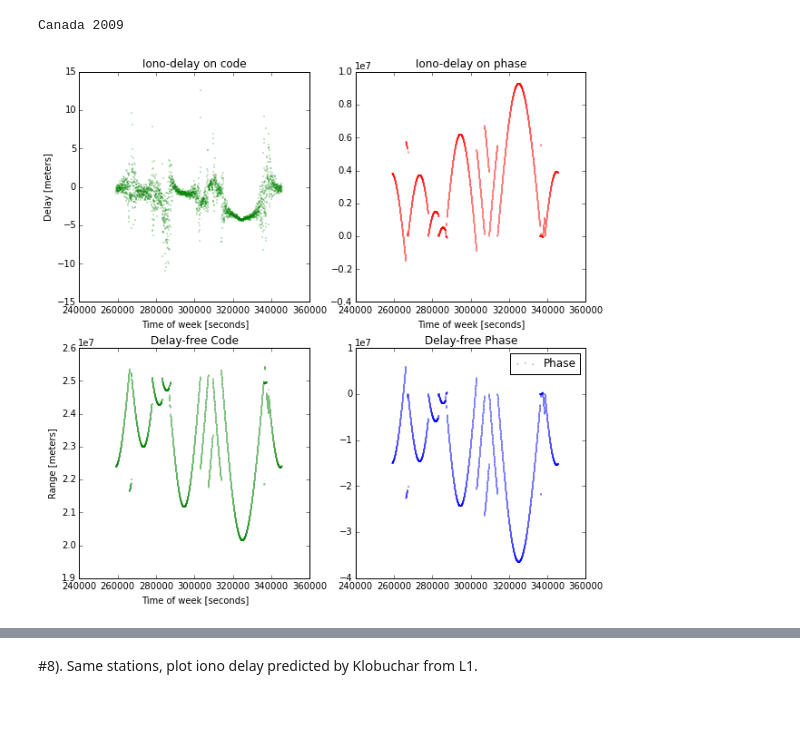
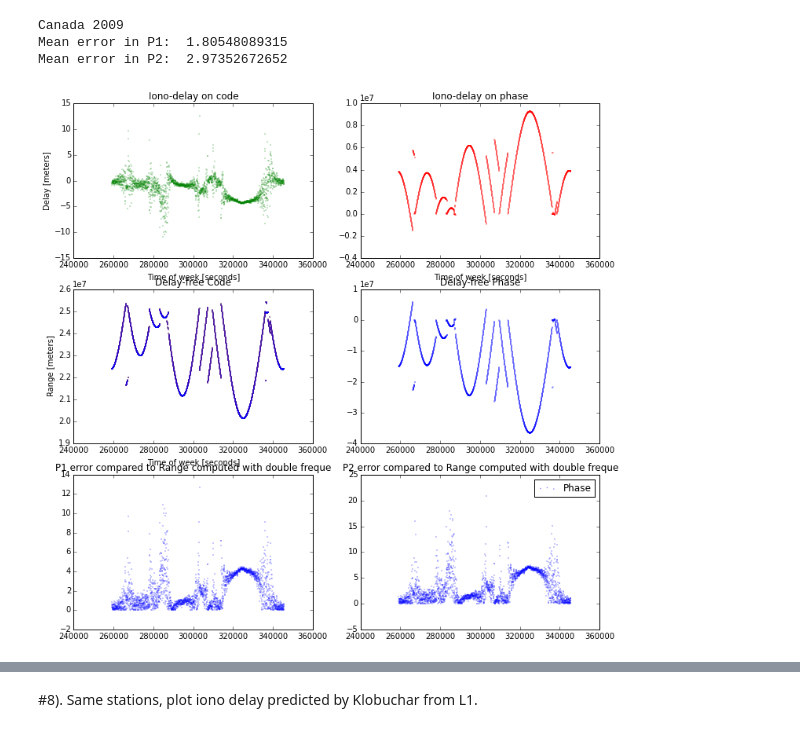
Before and after one commit to loveforeverLi/Trabajo_GNSS, a Jupyter notebook: Ejercios 2 GPSTK.ipynb, the cells around one changed output, grey strips where cells are left out. Drawn from its saved outputs; the diff is of its cells as text; code cells hidden in the pictures.

```diff
--- a/Ejercios 2 GPSTK.ipynb
+++ b/Ejercios 2 GPSTK.ipynb
@@ -65,41 +71,56 @@ def compute_ionodelay(nfiles,ofiles): #one week data
 # %%
-def plot_delay(p,l,to,Idc,Idp):
-    plt.figure(figsize=(10,10))
-    plt.subplot(2,2,1)
+def plot_delay(p,p1,p2,l,to,Idc,Idp,p1err,p2err):
+    plt.figure(figsize=(12,12))
+    plt.subplot(3,2,1)
     plt.title("Iono-delay on code")
     plt.scatter(to,Idc, s=1, alpha=.5, color="green",marker=".",label="Code")
     plt.xlabel("Time of week [seconds]")
     plt.ylabel("Delay [meters]")
-    plt.subplot(2,2,2)
+    plt.subplot(3,2,2)
     plt.title("Iono-delay on phase")
     plt.scatter(to,Idp, s=1, alpha=.5, color="red",marker=".",label="Phase")
     plt.xlabel("Time of week [seconds]")
-    plt.subplot(2,2,3)
+    plt.subplot(3,2,3)
     plt.title("Delay-free Code")
     plt.scatter(to,p, s=1, alpha=.5, color="green",marker=".",label="Code")
+    #red and green are the same!
+    plt.scatter(to,p1, s=1, alpha=.5, color="red",marker=".",label="Code")
+    plt.scatter(to,p2, s=1, alpha=.5, color="blue",marker=".",label="Code")
     plt.xlabel("Time of week [seconds]")
     plt.ylabel("Range [meters]")
-    plt.subplot(2,2,4)
+    plt.subplot(3,2,4)
     plt.title("Delay-free Phase")
     plt.scatter(to,l, s=1, alpha=.5, color="blue",marker=".",label="Phase")
+
+    plt.subplot(3,2,5)
+    plt.title("P1 error compared to Range computed with double freque")
+    plt.scatter(to,p1err, s=1, alpha=.5, color="blue",marker=".",label="Phase")
+
+    plt.subplot(3,2,6)
+    plt.title("P2 error compared to Range computed with double freque")
+    plt.scatter(to,p2err, s=1, alpha=.5, color="blue",marker=".",label="Phase")
     plt.legend()
 # %%
 nfiles=[]
 ofiles=[]
 
 for i in range(1,8):
     n="/mnt/flin00"+str(i)+"0.09n"
     o="/mnt/flin00"+str(i)+"0.09o"
     nfiles.append(n)
     ofiles.append(o)
 
 
-p,l,to,Idc,Idp=compute_ionodelay(nfiles,ofiles)
+p,p1,p2,l,to,Idc,Idp,p1err,p2err=compute_ionodelay(nfiles,ofiles)
 print "Canada 2009"
-plot_delay(p,l,to,Idc,Idp)
+plot_delay(p,p1,p2,l,to,Idc,Idp,p1err,p2err)
+print "Mean error in P1: ",np.mean(p1err)
+print "Mean error in P2: ",np.mean(p2err)
 # %% [output]
 Canada 2009
+Mean error in P1:  1.80548089315
+Mean error in P2:  2.97352672652
-[figure, old version]
+[figure, new version]
 # %%
 nfiles=[]
 ofiles=[]
```
Also changed, not shown: parts of 8 cells of this notebook.
